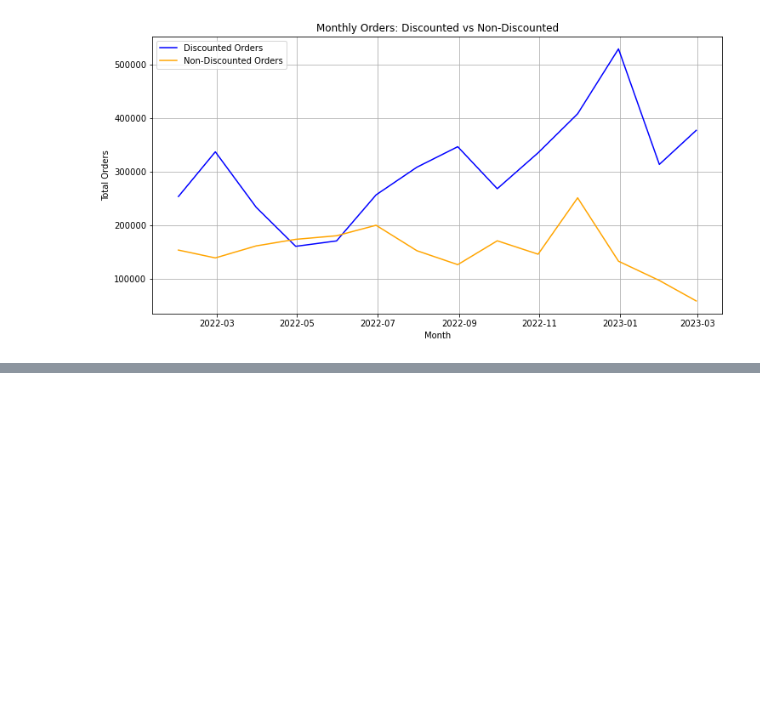
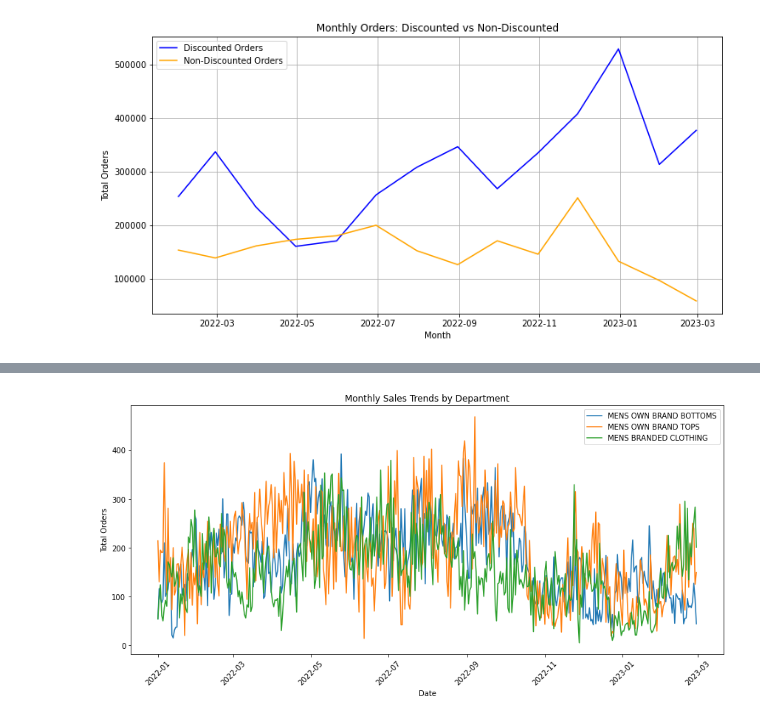
Before and after one commit to atiya16384/Monumentum_Makers, a Jupyter notebook: test.ipynb, the cells around one changed output, grey strips where cells are left out. Cells and saved outputs as stored; diff of their text form; code cells hidden in the pictures; blank space fills up the shorter version.

Commit message:
feat: completed modelling with visualisations

```diff
--- a/test.ipynb
+++ b/test.ipynb
@@ -621,0 +504,65 @@ See the caveats in the documentation: https://pandas.pydata.org/pandas-docs/stab
+# %%
+import pandas as pd
+import numpy as np
+import matplotlib.pyplot as plt
+import seaborn as sns
+
+# Load the monthly elasticity data we created
+monthly_elasticity = pd.read_csv('monthly_elasticity_hierarchical.csv')
+
+# Find departments with consistently elastic products
+dept_summary = monthly_elasticity.groupby('department_desc').agg({
+    'product_number': 'count',
+    'avg_elasticity': 'mean',
+    'months_elastic': 'mean'
+}).reset_index()
+
+dept_summary = dept_summary.sort_values('avg_elasticity', ascending=False)
+
+print("Top Departments by Average Elasticity:")
+print(dept_summary.head(10))
+
+# Let's focus on top 3 departments
+top_departments = dept_summary.head(3)['department_desc'].tolist()
+
+# Get the original data for these departments
+data_cleaned = pd.read_csv('cleaned_orders_discount_data_upper.csv')
+data_cleaned['date_of_order'] = pd.to_datetime(data_cleaned['date_of_order'])
+
+# Filter for top departments
+focused_data = data_cleaned[data_cleaned['department_desc'].isin(top_departments)].copy()
+
+# Get top 5 products by volume within each department
+top_products = focused_data.groupby(['department_desc', 'product_number'])['orders'].sum().reset_index()
+top_products = top_products.sort_values(['department_desc', 'orders'], ascending=[True, False])
+top_products = top_products.groupby('department_desc').head(5)
+
+# Final dataset with top departments and their top products
+final_data = focused_data[focused_data['product_number'].isin(top_products['product_number'])]
+
+# Save this focused dataset
+final_data.to_csv('focused_sales_data.csv', index=False)
+
+# Print summary of the focused dataset
+print("\nSelected Departments and Products for Analysis:")
+for dept in top_departments:
+    dept_products = top_products[top_products['department_desc'] == dept]
+    print(f"\nDepartment: {dept}")
+    print("Top 5 Products by Volume:")
+    print(dept_products[['product_number', 'orders']])
+
+# Visualize sales patterns for selected products
+plt.figure(figsize=(12, 6))
+for dept in top_departments:
+    dept_data = final_data[final_data['department_desc'] == dept]
+    monthly_sales = dept_data.groupby('date_of_order')['orders'].sum()
+    plt.plot(monthly_sales.index, monthly_sales.values, label=dept)
+
+plt.title('Monthly Sales Trends by Department')
+plt.xlabel('Date')
+plt.ylabel('Total Orders')
+plt.legend()
+plt.xticks(rotation=45)
+plt.tight_layout()
+plt.show()
+# %% [output]
@@ -621,0 +586 @@ See the caveats in the documentation: https://pandas.pydata.org/pandas-docs/stab
+[figure, added]
```
Also changed, not shown: parts of 5 cells of this notebook, 17 other files.
